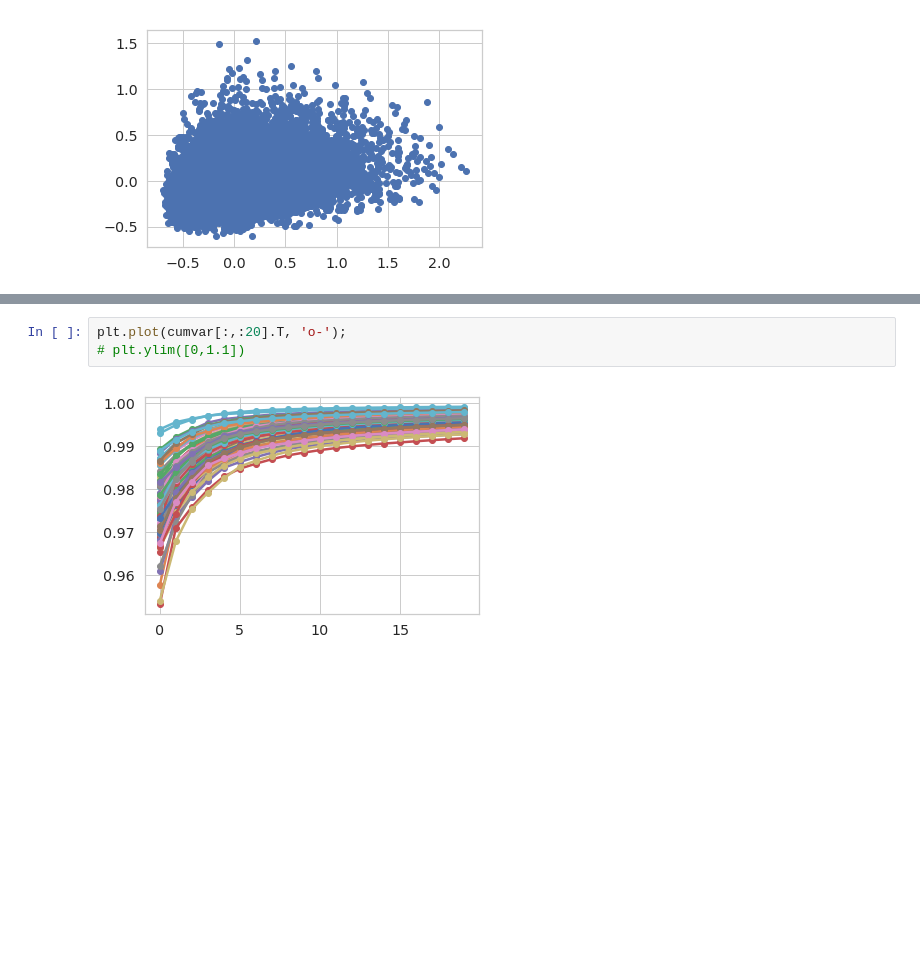
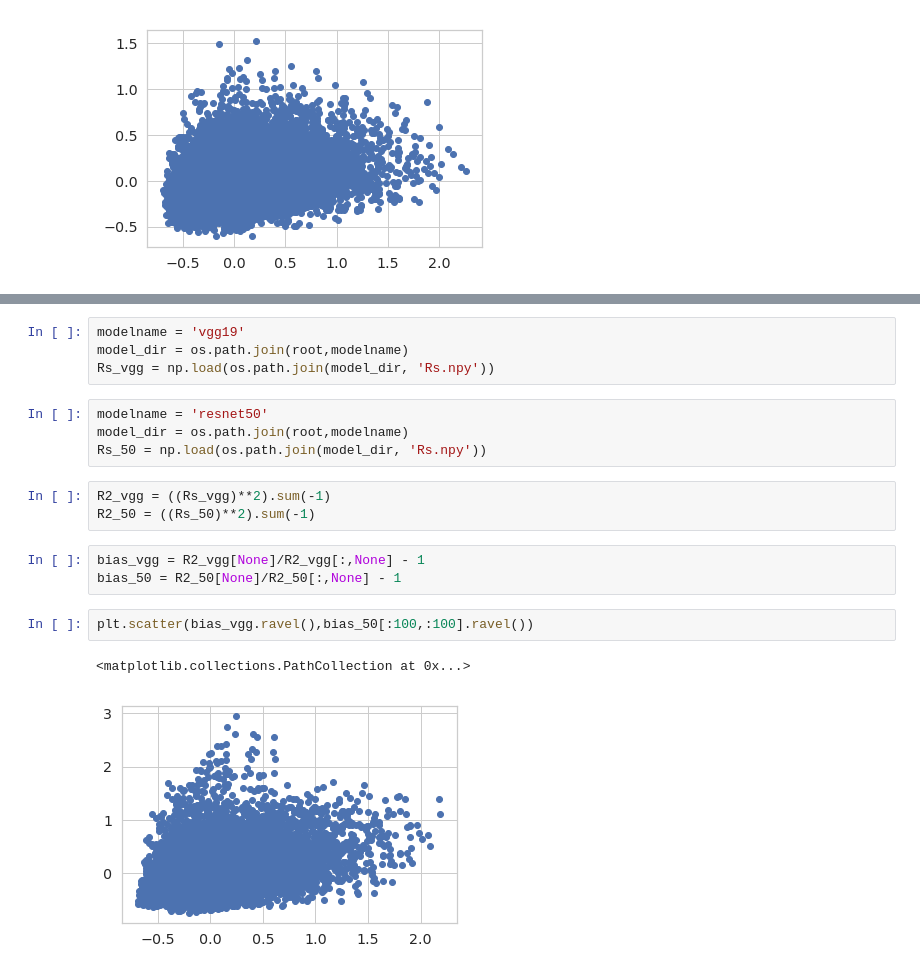
Before and after one commit to bsorsch/geometry-fewshot-learning, a Jupyter notebook: Embeddings.ipynb, the cells around one changed output, grey strips where cells are left out. Drawn from its saved outputs; the diff is of its cells as text; blank space fills up the shorter version.

```diff
--- a/Embeddings.ipynb
+++ b/Embeddings.ipynb
@@ -793,5 +779,19 @@ cumvar = np.cumsum(Rs_all[-1]**2,-1) / np.sum(Rs_all[-1]**2,-1,keepdims=True)
-# %%
-plt.plot(cumvar[:,:20].T, 'o-');
-# plt.ylim([0,1.1])
-# %% [output]
-[figure, removed]
+# %%
+modelname = 'vgg19'
+model_dir = os.path.join(root,modelname)
+Rs_vgg = np.load(os.path.join(model_dir, 'Rs.npy'))
+# %%
+modelname = 'resnet50'
+model_dir = os.path.join(root,modelname)
+Rs_50 = np.load(os.path.join(model_dir, 'Rs.npy'))
+# %%
+R2_vgg = ((Rs_vgg)**2).sum(-1)
+R2_50 = ((Rs_50)**2).sum(-1)
+# %%
+bias_vgg = R2_vgg[None]/R2_vgg[:,None] - 1
+bias_50 = R2_50[None]/R2_50[:,None] - 1
+# %%
+plt.scatter(bias_vgg.ravel(),bias_50[:100,:100].ravel())
+# %% [output]
+<matplotlib.collections.PathCollection at 0x...>
+[figure, added]
```
Also changed, not shown: parts of 12 cells of this notebook, 2 other files.
